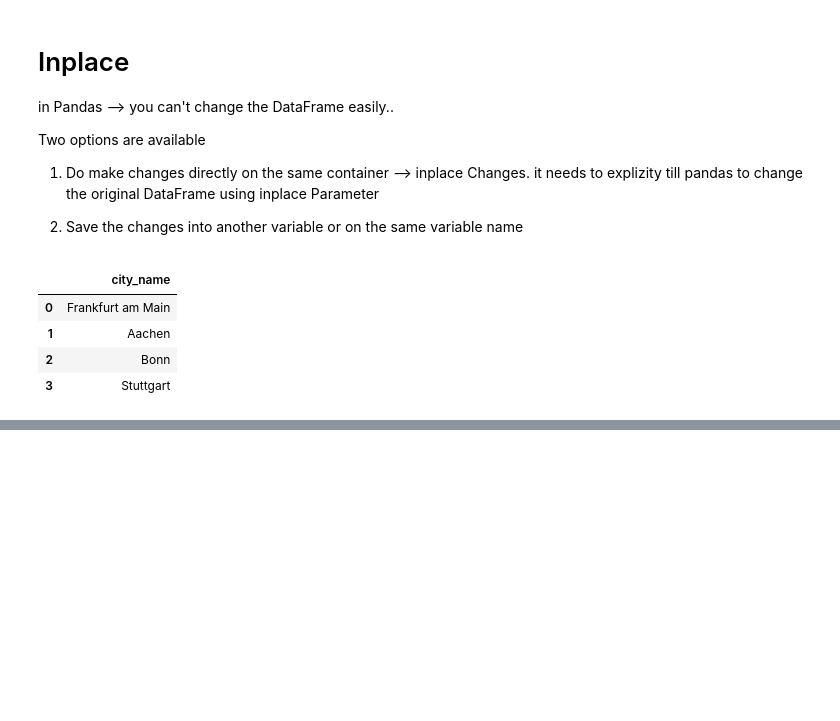
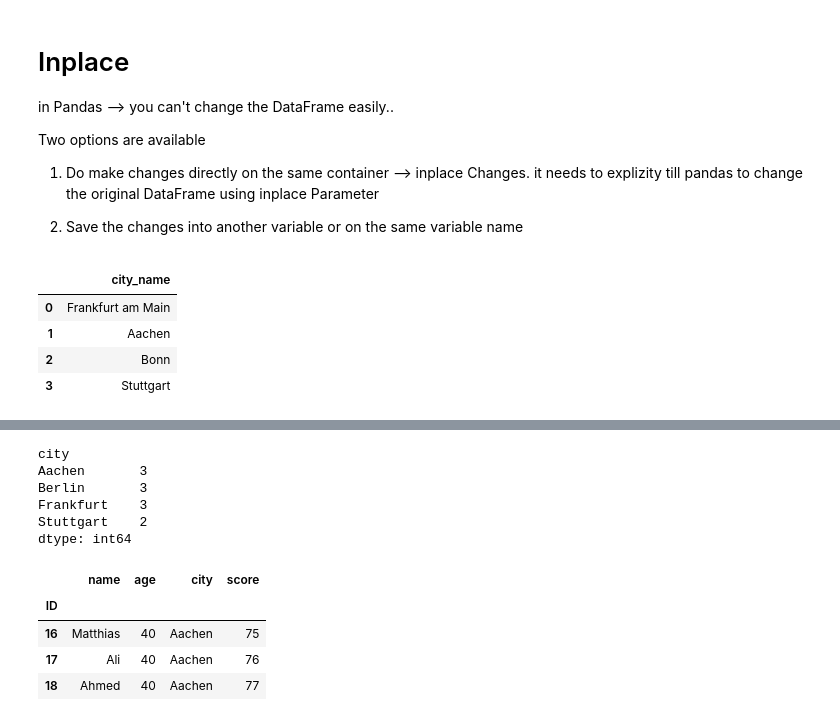
Before and after one commit to rbiotblbk/ML, a Jupyter notebook: 03_Pandas/01_Pandas_Intro.ipynb, the cells around one changed output, grey strips where cells are left out. Cells and saved outputs as stored; diff of their text form; code cells hidden in the pictures; blank space fills up the shorter version.

```diff
--- a/03_Pandas/01_Pandas_Intro.ipynb
+++ b/03_Pandas/01_Pandas_Intro.ipynb
@@ -1051,0 +1120,20 @@ df.head()
+# %%
+# Get the counf or rows for each group
+groups.size()
+# %% [output]
+city
+Aachen       3
+Berlin       3
+Frankfurt    3
+Stuttgart    2
+dtype: int64
+# %%
+# Get a certain group
+group_aachen = groups.get_group("Aachen")
+group_aachen
+# %% [output]
+|  | name | age | city | score |
+| ID |  |  |  |  |
+| 16 | Matthias | 40 | Aachen | 75 |
+| 17 | Ali | 40 | Aachen | 76 |
+| 18 | Ahmed | 40 | Aachen | 77 |
```
Also changed, not shown: parts of 14 cells of this notebook.
